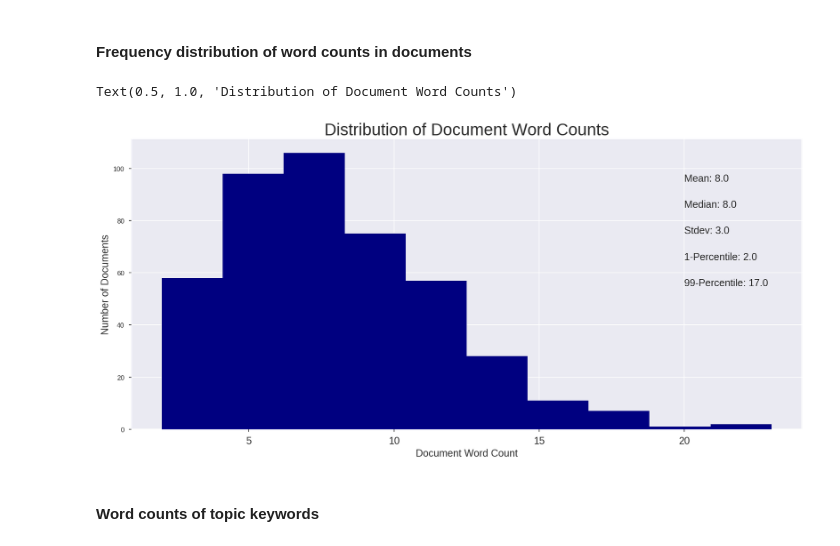
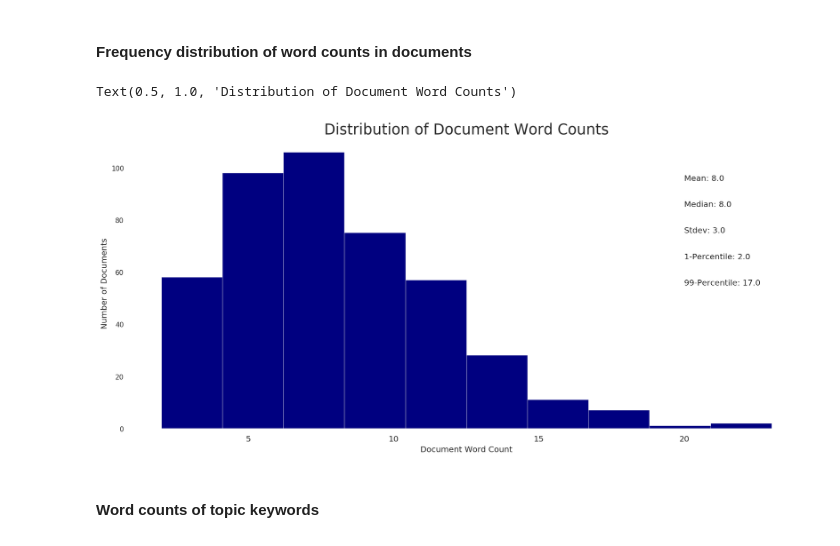
Before and after one commit to wildlyclassyprince/data-playground, a Jupyter notebook: trump_tweets/trump_tweets.ipynb, the cells around one changed output. Saved outputs shown, nothing was run; the diff lists cells and outputs as text; code cells hidden in the pictures.

```diff
--- a/trump_tweets/trump_tweets.ipynb
+++ b/trump_tweets/trump_tweets.ipynb
@@ -17,6 +17,7 @@ import matplotlib.colors as mcolors
 import time_series as ts
 
 # And their accomplices ...
+from scipy import stats
 from matplotlib.ticker import FuncFormatter
 from textblob import TextBlob
 from gensim import corpora
@@ -30,6 +31,7 @@ from pprint import pprint
 from warnings import filterwarnings
 
 # Settings
+sns.set_style('white')
 filterwarnings('ignore')
 #logging.basicConfig(format='%(asctime)s : %(levelname)s : %(message)s', level=logging.INFO)
 # %%
@@ -435,22 +437,22 @@ sent_topic_sorted_df_mallet.head(10)
 # %%
 # Document length
 doc_length = [len(d) for d in df_dominant_topic['text']]
 
 # Plotting
 plt.figure(figsize=(18, 8), dpi=120)
 plt.hist(doc_length, bins=10, color='navy')
-plt.text(20, 95, 'Mean: ' + str(round(np.mean(doc_length))), fontsize=15)
-plt.text(20, 85, 'Median: ' + str(round(np.median(doc_length))), fontsize=15)
-plt.text(20, 75, 'Stdev: ' + str(round(np.std(doc_length))), fontsize=15)
-plt.text(20, 65, '1-Percentile: ' + str(round(np.quantile(doc_length, q=0.01))), fontsize=15)
-plt.text(20, 55, '99-Percentile: ' + str(round(np.quantile(doc_length, q=0.99))), fontsize=15)
-plt.xticks(size=15)
-plt.ylabel('Number of Documents', fontsize=15)
-plt.xlabel('Document Word Count', fontsize=15)
-plt.title('Distribution of Document Word Counts', fontsize=25)
+plt.text(20, 95, 'Mean: ' + str(round(np.mean(doc_length))), fontsize=12)
+plt.text(20, 85, 'Median: ' + str(round(np.median(doc_length))), fontsize=12)
+plt.text(20, 75, 'Stdev: ' + str(round(np.std(doc_length))), fontsize=12)
+plt.text(20, 65, '1-Percentile: ' + str(round(np.quantile(doc_length, q=0.01))), fontsize=12)
+plt.text(20, 55, '99-Percentile: ' + str(round(np.quantile(doc_length, q=0.99))), fontsize=12)
+plt.xticks(size=12)
+plt.ylabel('Number of Documents', fontsize=12)
+plt.xlabel('Document Word Count', fontsize=12)
+plt.title('Distribution of Document Word Counts', fontsize=22)
 # %% [output]
 Text(0.5, 1.0, 'Distribution of Document Word Counts')
-[figure, old version]
+[figure, new version]
 # %% [markdown]
 #### Word counts of topic keywords
 # %%
```
Also changed, not shown: parts of 19 cells of this notebook.
